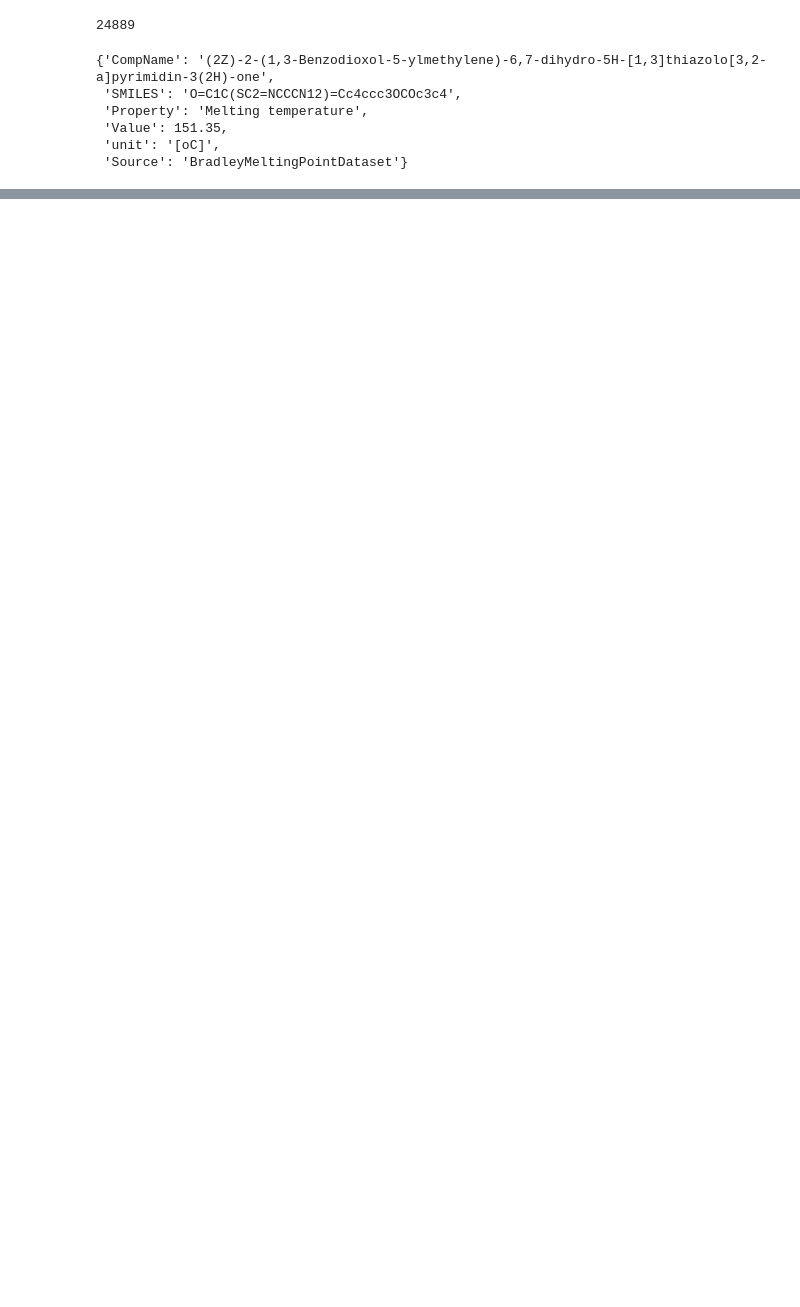
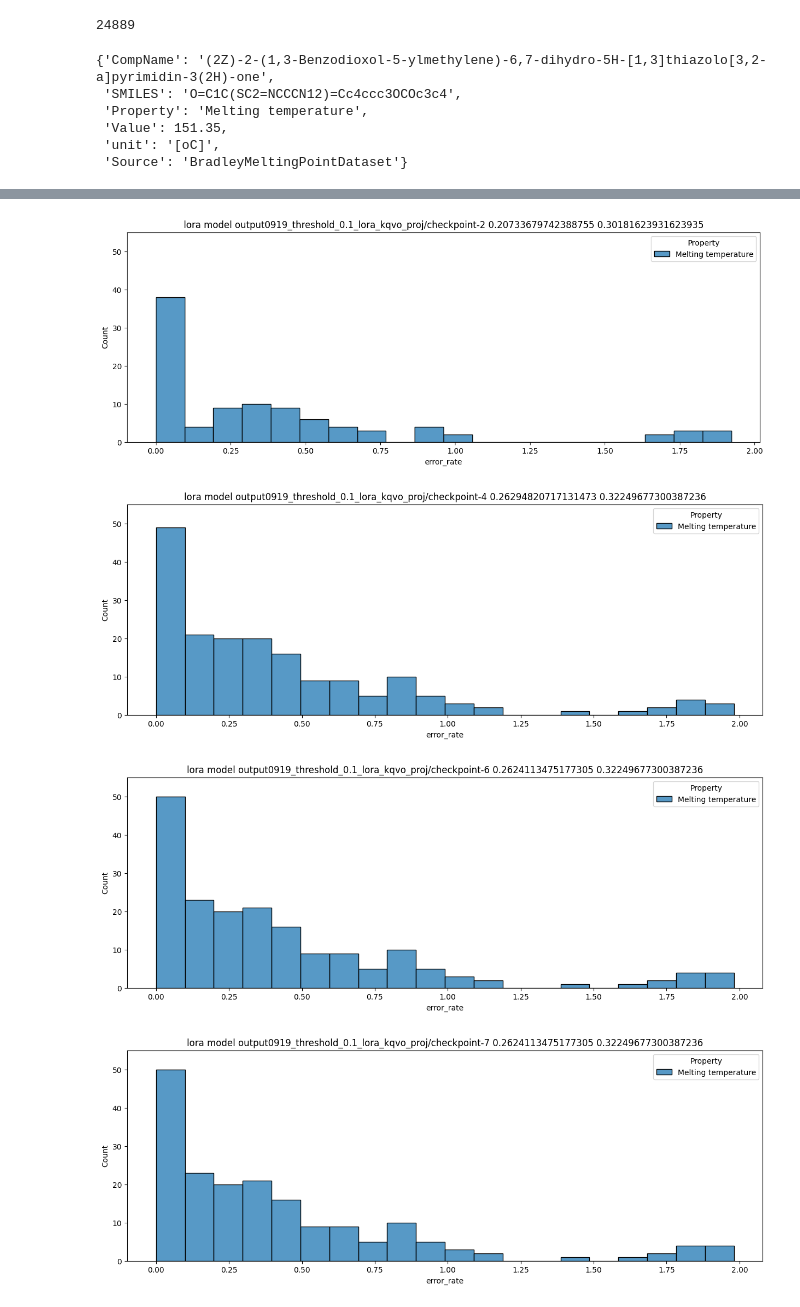
Before and after one commit to KanHatakeyama/self-chem-learn-llm, a Jupyter notebook: 0919meltingpoint/04predict.ipynb, the cells around one changed output, grey strips where cells are left out. Drawn from its saved outputs; the diff is of its cells as text; code cells hidden in the pictures; blank space fills up the shorter version.

```diff
--- a/0919meltingpoint/04predict.ipynb
+++ b/0919meltingpoint/04predict.ipynb
@@ -117,0 +138,4 @@ prediction_dict["original"]=good_records
+# %%
+
+good_records=parse_Q_R_A_prediction(predicted_texts,problems)
+prediction_dict["original"]=good_records
@@ -122,18 +164,24 @@ prediction_dict["original"]=good_records
 # %%
 import pandas as pd
 import seaborn as sns
 import matplotlib.pyplot as plt
 
 for lora_name,good_records in prediction_dict.items():
 
     df=pd.DataFrame(good_records)
 
     plt.figure(figsize=(15, 5))
     sns.histplot(df[df["error_rate"]<2], x="error_rate", hue="Property", multiple="stack",
                 bins=20)
 
 
     s_df=df[df["error_rate"]<1]
     median1=s_df["error_rate"].median()
     median2=df["error_rate"].median()
     plt.title(f"lora model {lora_name} {median1} {median2}")
+    plt.ylim(0, 55)
+# %% [output]
+[figure, added]
+[figure, added]
+[figure, added]
+[figure, added]
```
Also changed, not shown: parts of 6 cells of this notebook, 1 other file.
